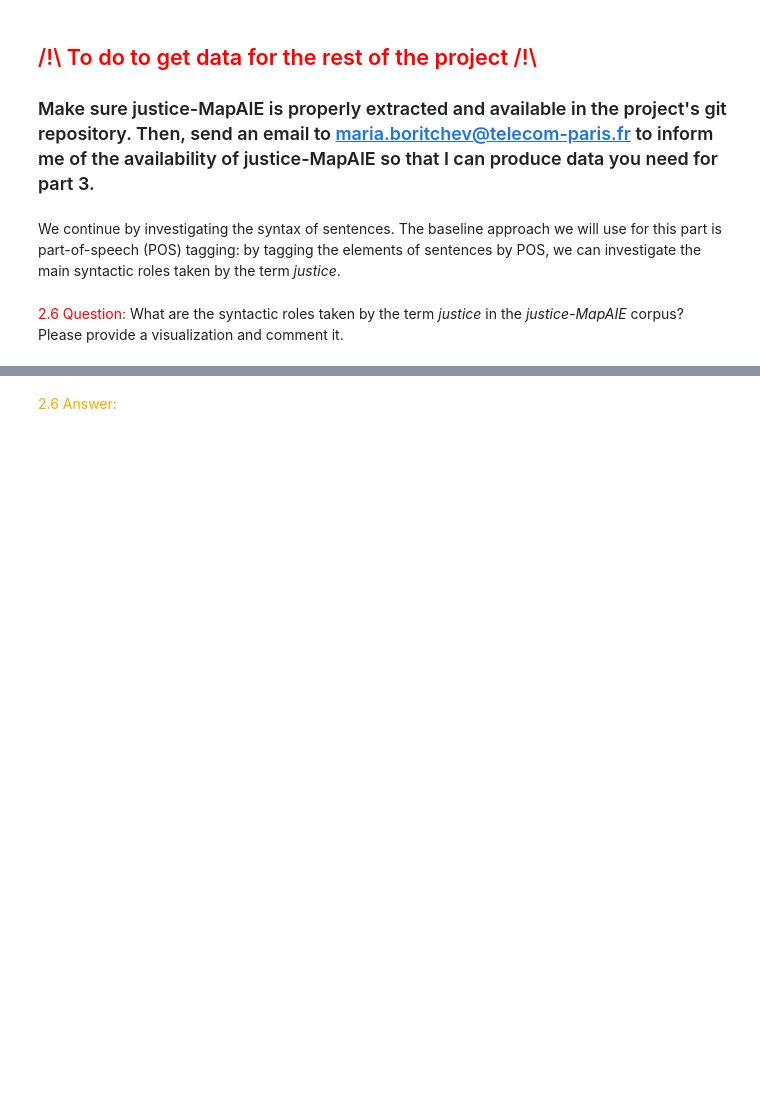
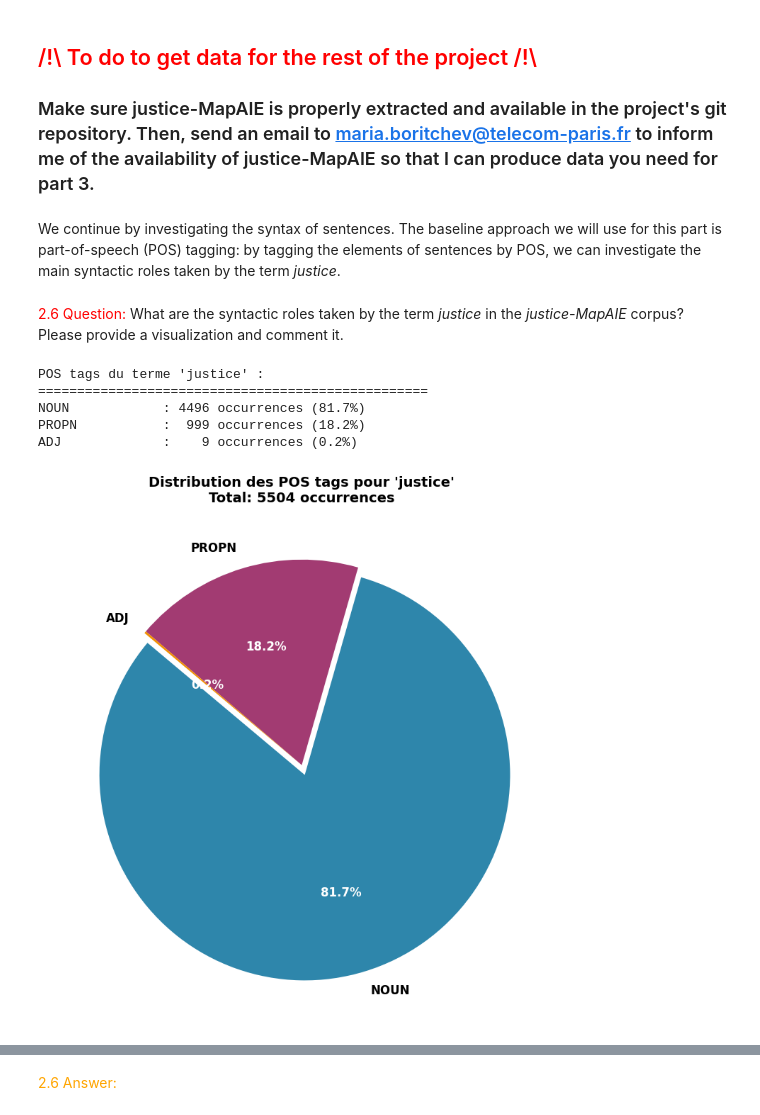
Before and after one commit to Durantoine/chai-justice, a Jupyter notebook: chai-justice-antoine.ipynb, the cells around one changed output, grey strips where cells are left out. Cells and saved outputs as stored; diff of their text form; code cells hidden in the pictures; blank space fills up the shorter version.

```diff
--- a/chai-justice-antoine.ipynb
+++ b/chai-justice-antoine.ipynb
@@ -980,6 +1006,8 @@ We will definitely loose information, but focusing on a sentence-level analysis
 How many sentences does the _justice-MapAIE_ corpus contain?
 # %%
 import re
+
+file_list = files + text_files
 
 phrases_justice = []
 
@@ -1020,4 +1113,79 @@ We continue by investigating the syntax of sentences. The baseline approach we w
 # %% [markdown]
 <font color="red">2.6 Question:</font> What are the syntactic roles taken by the term _justice_ in the _justice-MapAIE_ corpus? Please provide a visualization and comment it.
 # %%
-# To-do
+import spacy
+import pandas as pd
+from collections import Counter
+import matplotlib.pyplot as plt
+
+nlp = spacy.load("en_core_web_sm")
+
+pos_tags = Counter()
+adj_examples = []
+
+for phrase in phrases_justice:
+    doc = nlp(phrase.lower())
+    for token in doc:
+        if token.text == "justice" or token.lemma_ == "justice":
+            pos = token.pos_
+            pos_tags[pos] += 1
+
+            if token.lemma_.lower() == "justice" and token.pos_ == "ADJ": # Pour comprendre pourquoi on obtient des Adj
+                start = max(0, token.idx - 60)
+                end = min(len(phrase), token.idx + 60)
+                context = phrase[start:end].strip()
+                adj_examples.append({
+                    'phrase_complete': phrase,
+                    'contexte': context,
+                    'token_text': token.text,
+                    'head': token.head.text,
+                    'dep': token.dep_
+                })
+
+print("POS tags du terme 'justice' :")
+print("=" * 50)
+total = sum(pos_tags.values())
+for pos, count in pos_tags.most_common():
+    pct = (count / total) * 100
+    print(f"{pos:15} : {count:4} occurrences ({pct:.1f}%)")
+
+
+if pos_tags:
+    tags, counts = zip(*pos_tags.most_common())
+
+    colors = ['#2E86AB', '#A23B72', '#F18F01']
+
+    plt.figure(figsize=(10, 8))
+    wedges, texts, autotexts = plt.pie(
+        counts,
+        labels=tags,
+        autopct='%1.1f%%',
+        startangle=140,
+        colors=colors,
+        explode=[0.05, 0, 0],
+        textprops={'fontsize': 12, 'weight': 'bold'}
+    )
+
+    for autotext in autotexts:
+        autotext.set_color('white')
+
+    plt.title(f"Distribution des POS tags pour 'justice'\nTotal: {total} occurrences",
+              fontsize=14, fontweight='bold')
+    plt.tight_layout()
+    plt.show()
+
+    print("Cas où justice est considéré comme un adj:\n\n")
+    for i, ex in enumerate(adj_examples, 1):
+        print(f"\n{i}. CONTEXTE :")
+        print(f"   ...{ex['contexte']}...")
+        print(f"   Token: '{ex['token_text']}' | Head: '{ex['head']}' | Dep: '{ex['dep']}'")
+        print(f"\n   PHRASE COMPLÈTE :")
+        print(f"   {ex['phrase_complete'][:200]}...")
+        print("-" * 80)
+# %% [output]
+POS tags du terme 'justice' :
+==================================================
+NOUN            : 4496 occurrences (81.7%)
+PROPN           :  999 occurrences (18.2%)
+ADJ             :    9 occurrences (0.2%)
+[figure, added]
```
Also changed, not shown: parts of 10 cells of this notebook, 3 other files.
